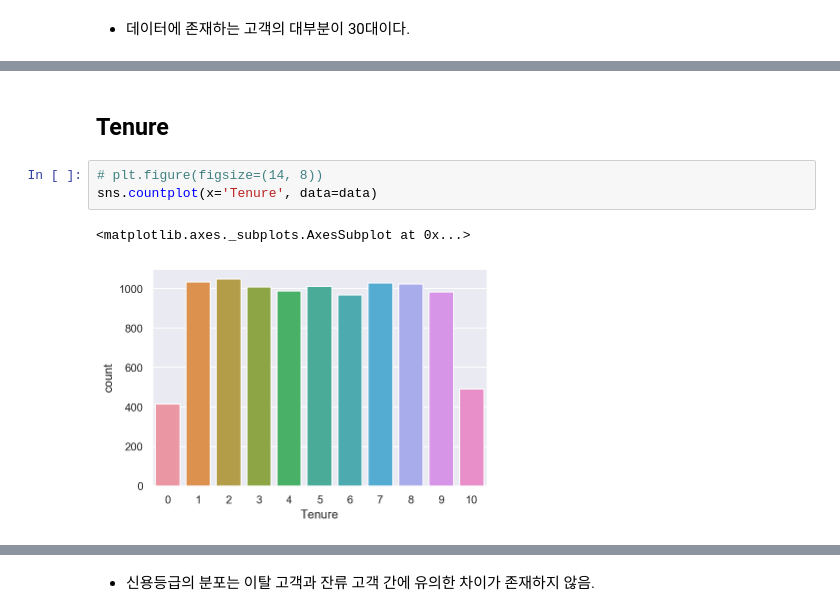
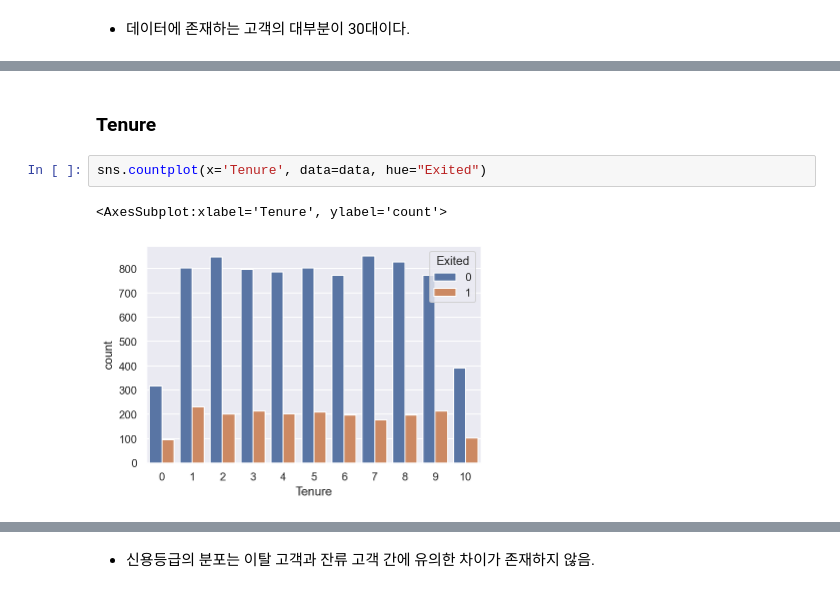
Before and after one commit to StillWork/lg1017, a Jupyter notebook: f_54_BankChurnAnalysis.ipynb, the cells around one changed output, grey strips where cells are left out. Drawn from its saved outputs; the diff is of its cells as text.

```diff
--- a/f_54_BankChurnAnalysis.ipynb
+++ b/f_54_BankChurnAnalysis.ipynb
@@ -111,8 +118,7 @@ sns.countplot(x='Geography', hue = 'Exited',data = data)
 # %% [markdown]
-## Tenure
+### Tenure
 # %%
-# plt.figure(figsize=(14, 8))
-sns.countplot(x='Tenure', data=data)
+sns.countplot(x='Tenure', data=data, hue="Exited")
 # %% [output]
-<matplotlib.axes._subplots.AxesSubplot at 0x...>
+<AxesSubplot:xlabel='Tenure', ylabel='count'>
-[figure, old version]
+[figure, new version]
```
Also changed, not shown: parts of 119 cells of this notebook, 4 other files.
